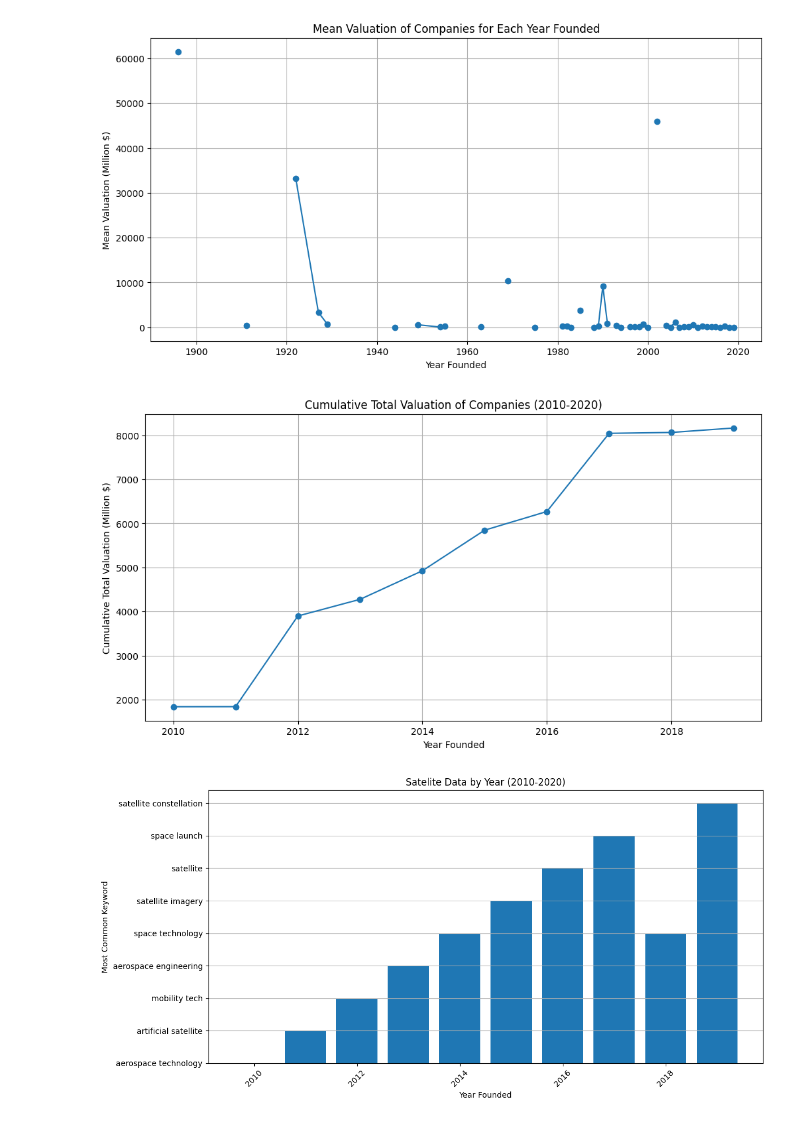
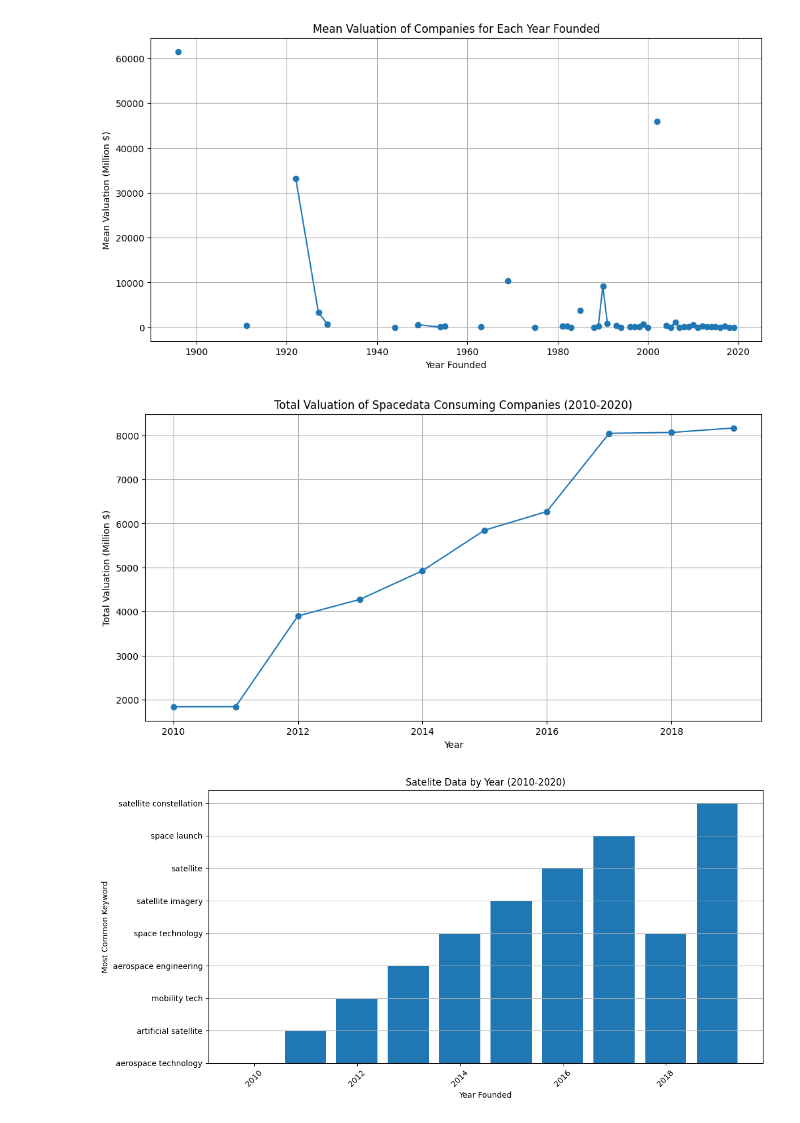
Before and after one commit to CodeDroid999/SDAAS-Market-Analysis, a Jupyter notebook: analysis.ipynb, the cells around one changed output. Cells and saved outputs as stored; diff of their text form; code cells hidden in the pictures.

```diff
--- a/analysis.ipynb
+++ b/analysis.ipynb
@@ -333,25 +332,25 @@ plt.show()
 # %%
 # Import necessary libraries
 import pandas as pd
 import matplotlib.pyplot as plt
 
 
 # Filter the data for companies founded between 2010 and 2020
 filtered_df = df[(df['Year Founded'] >= 2010) & (df['Year Founded'] <= 2020)]
 
 # Group the filtered data by 'Year Founded' and calculate the total valuation for each year
 yearly_total_valuation = filtered_df.groupby('Year Founded')['Last Known Valuation (M)'].sum().reset_index()
 
 # Create a cumulative total valuation plot for the years 2010-2020
 plt.figure(figsize=(12, 6))
 plt.plot(yearly_total_valuation['Year Founded'], yearly_total_valuation['Last Known Valuation (M)'].cumsum(), marker='o')
-plt.xlabel('Year Founded')
-plt.ylabel('Cumulative Total Valuation (Million $)')
-plt.title('Cumulative Total Valuation of Companies (2010-2020)')
+plt.xlabel('Year')
+plt.ylabel('Total Valuation (Million $)')
+plt.title('Total Valuation of Spacedata Consuming Companies (2010-2020)')
 plt.grid(True)
 plt.show()
 # %% [output]
-[figure, old version]
+[figure, new version]
 # %%
 import pandas as pd
 import matplotlib.pyplot as plt
```
Also changed, not shown: parts of 3 cells of this notebook.
